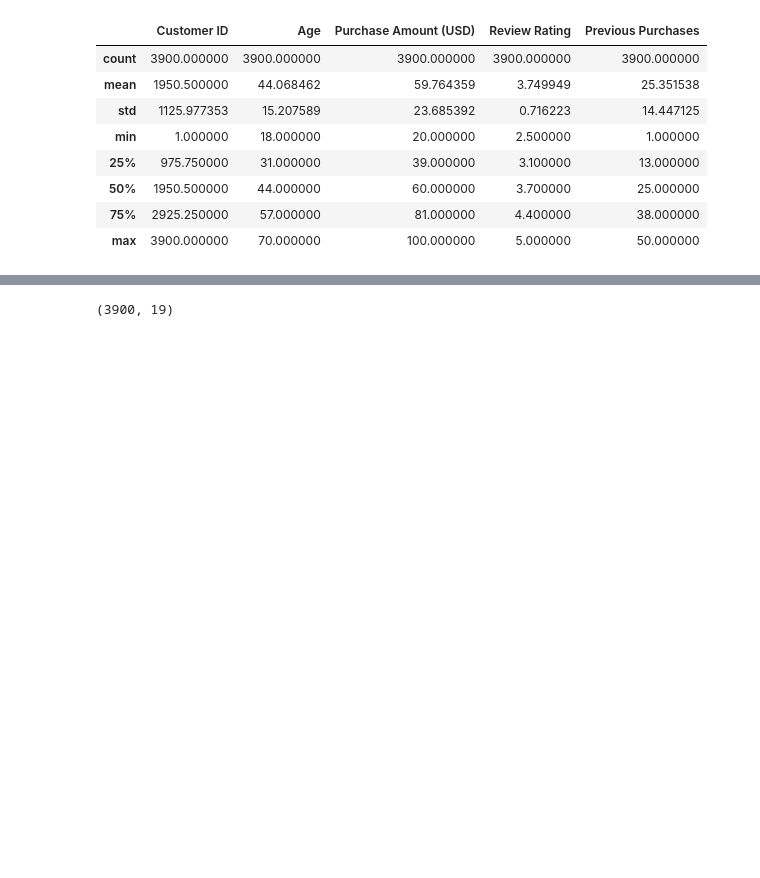
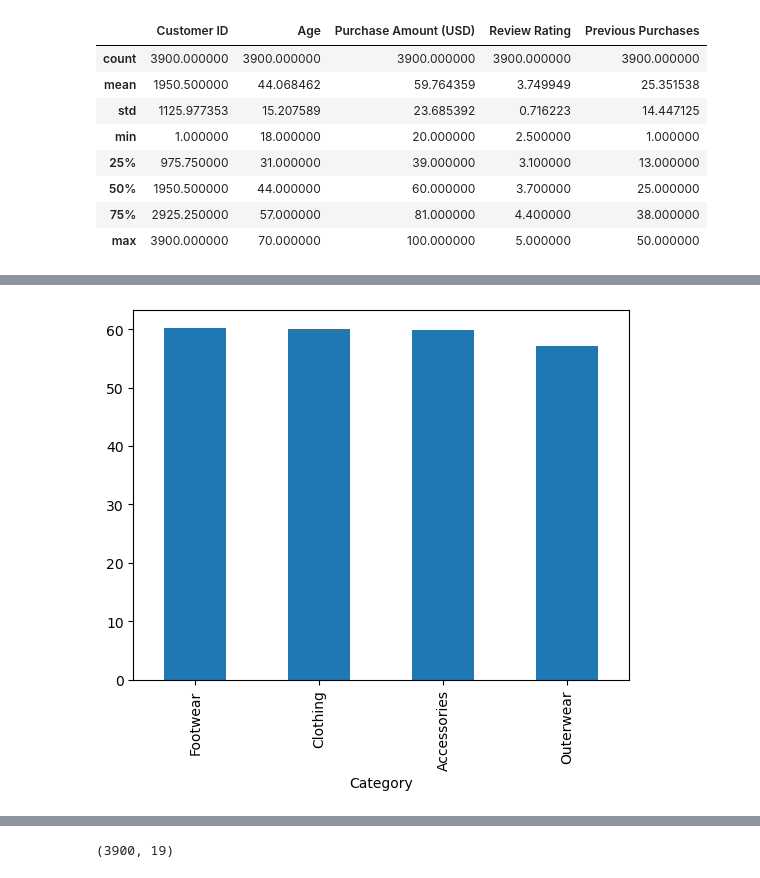
Before and after one commit to emmaudeji/data-science-projects, a Jupyter notebook: eda/1.data-inspection.ipynb, the cells around one changed output, grey strips where cells are left out. Saved outputs shown, nothing was run; the diff lists cells and outputs as text; code cells hidden in the pictures; blank space fills up the shorter version.

Commit message:
data modelling

```diff
--- a/eda/1.data-inspection.ipynb
+++ b/eda/1.data-inspection.ipynb
@@ -62,0 +79,7 @@ df.head()
+# %%
+# df.columns
+# let's group our data by caegory and derive the purchasing amount for each category
+df.groupby('Category')['Purchase Amount (USD)'].mean().sort_values(ascending=False).plot(kind="bar")
+plt.show()
+# %% [output]
+[figure, added]
```
Also changed, not shown: parts of 35 cells of this notebook, 27 other files.
